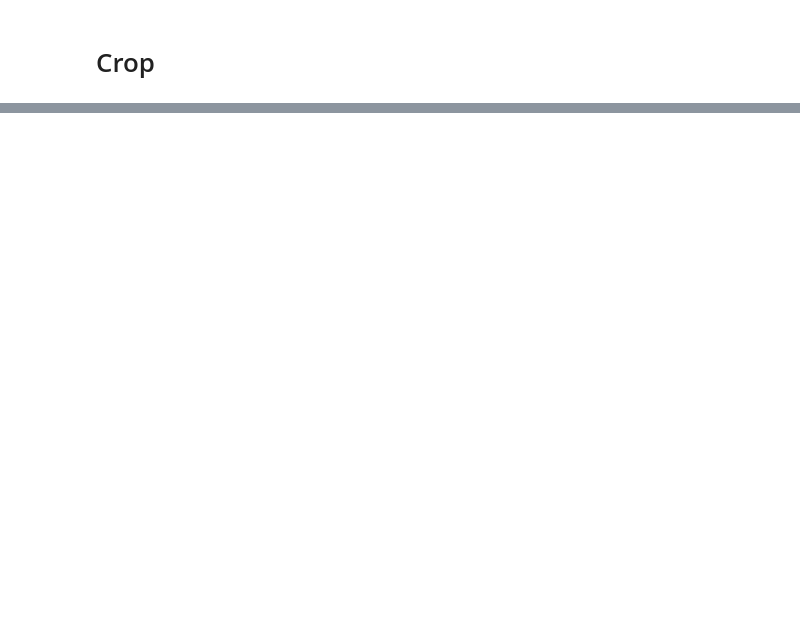
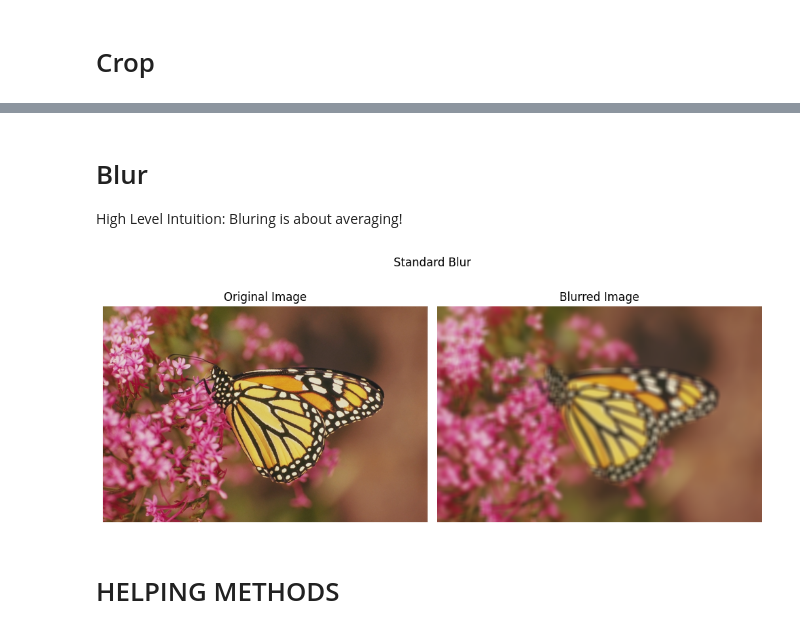
Before and after one commit to mr-1o1/CV, a Jupyter notebook: fundamentals/io_image.ipynb, the cells around one changed output, grey strips where cells are left out. Cells and saved outputs as stored; diff of their text form; code cells hidden in the pictures; blank space fills up the shorter version.

```diff
--- a/fundamentals/io_image.ipynb
+++ b/fundamentals/io_image.ipynb
@@ -111,0 +81,21 @@ plt.show()
+# %% [markdown]
+# Blur
+High Level Intuition: Bluring is about averaging!
+# %%
+img_bgr = cv2.imread(f'{img_dir}/rgb/monarch.ppm')  # reading image | cv2 reads in BGR format
+img_rgb = cv2.cvtColor(img_bgr, cv2.COLOR_BGR2RGB)  # BGR to RGB
+
+k = 13  # kernel size
+img_blur = cv2.blur(img_rgb, (k, k))
+
+show_two_imgs_in_grid(
+    img1 = img_rgb,
+    img2 = img_blur,
+    img1_title = "Original Image",
+    img2_title = "Blurred Image",
+    fig_title="Standard Blur"
+)
+# %% [output]
+[figure, added]
+# %% [markdown]
+# HELPING METHODS
```
Also changed, not shown: parts of 3 cells of this notebook.
